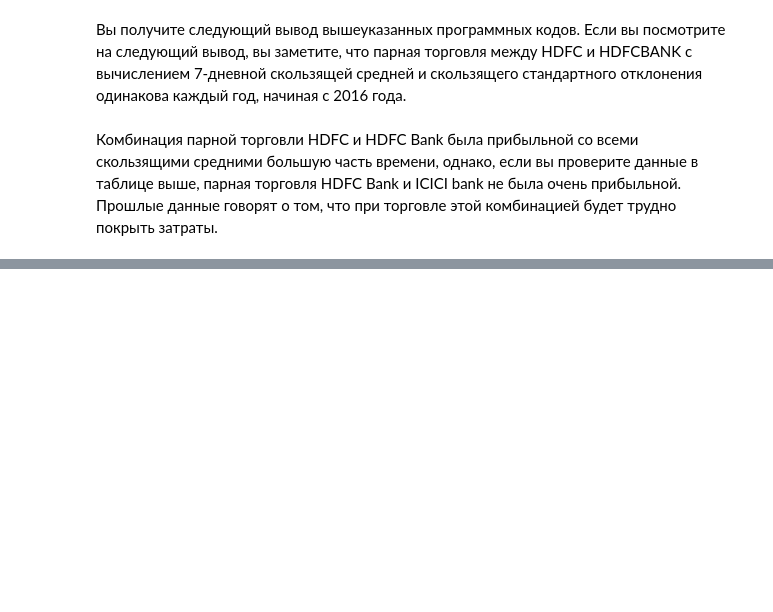
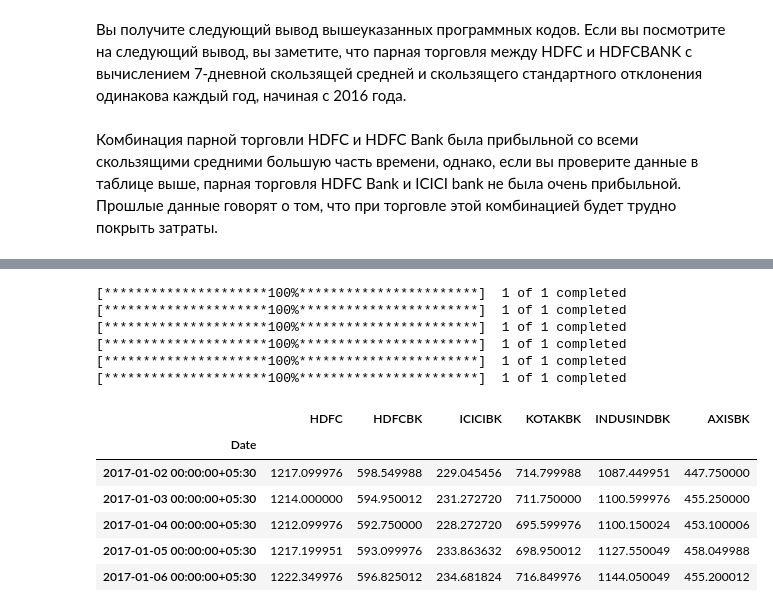
Before and after one commit to Romuldavid/Pair_Traiding, a Jupyter notebook: 3_pt.ipynb, the cells around one changed output, grey strips where cells are left out. Cells and saved outputs as stored; diff of their text form; code cells hidden in the pictures; blank space fills up the shorter version.

```diff
--- a/3_pt.ipynb
+++ b/3_pt.ipynb
@@ -659,0 +718,15 @@ Bank и ICICI bank не была очень прибыльной.
+# %%
+# Download historical data
+data = yf.download('HDFC.NS', start="2017-01-01", end="2018-12-12")
+data1 = yf.download('HDFCBANK.NS', start="2017-01-01", end="2018-12-12")
+data2 = yf.download('ICICIBANK.NS', start="2017-01-01", end="2018-12-12")
+data3 = yf.download('KOTAKBANK.NS', start="2017-01-01", end="2018-12-12")
+data4 = yf.download('INDUSINDBK.NS', start="2017-01-01", end="2018-12-12")
+data5 = yf.download('AXISBANK.NS', start="2017-01-01", end="2018-12-12")
+# %% [output]
+[*********************100%***********************]  1 of 1 completed
+[*********************100%***********************]  1 of 1 completed
+[*********************100%***********************]  1 of 1 completed
+[*********************100%***********************]  1 of 1 completed
+[*********************100%***********************]  1 of 1 completed
+[*********************100%***********************]  1 of 1 completed
@@ -659,0 +738,10 @@ Bank и ICICI bank не была очень прибыльной.
+# %%
+prices_df.head()
+# %% [output]
+|  | HDFC | HDFCBK | ICICIBK | KOTAKBK | INDUSINDBK | AXISBK |
+| Date |  |  |  |  |  |  |
+| 2017-01-02 00:00:00+05:30 | 1217.099976 | 598.549988 | 229.045456 | 714.799988 | 1087.449951 | 447.750000 |
+| 2017-01-03 00:00:00+05:30 | 1214.000000 | 594.950012 | 231.272720 | 711.750000 | 1100.599976 | 455.250000 |
+| 2017-01-04 00:00:00+05:30 | 1212.099976 | 592.750000 | 228.272720 | 695.599976 | 1100.150024 | 453.100006 |
+| 2017-01-05 00:00:00+05:30 | 1217.199951 | 593.099976 | 233.863632 | 698.950012 | 1127.550049 | 458.049988 |
+| 2017-01-06 00:00:00+05:30 | 1222.349976 | 596.825012 | 234.681824 | 716.849976 | 1144.050049 | 455.200012 |
```
Also changed, not shown: parts of 13 cells of this notebook.
